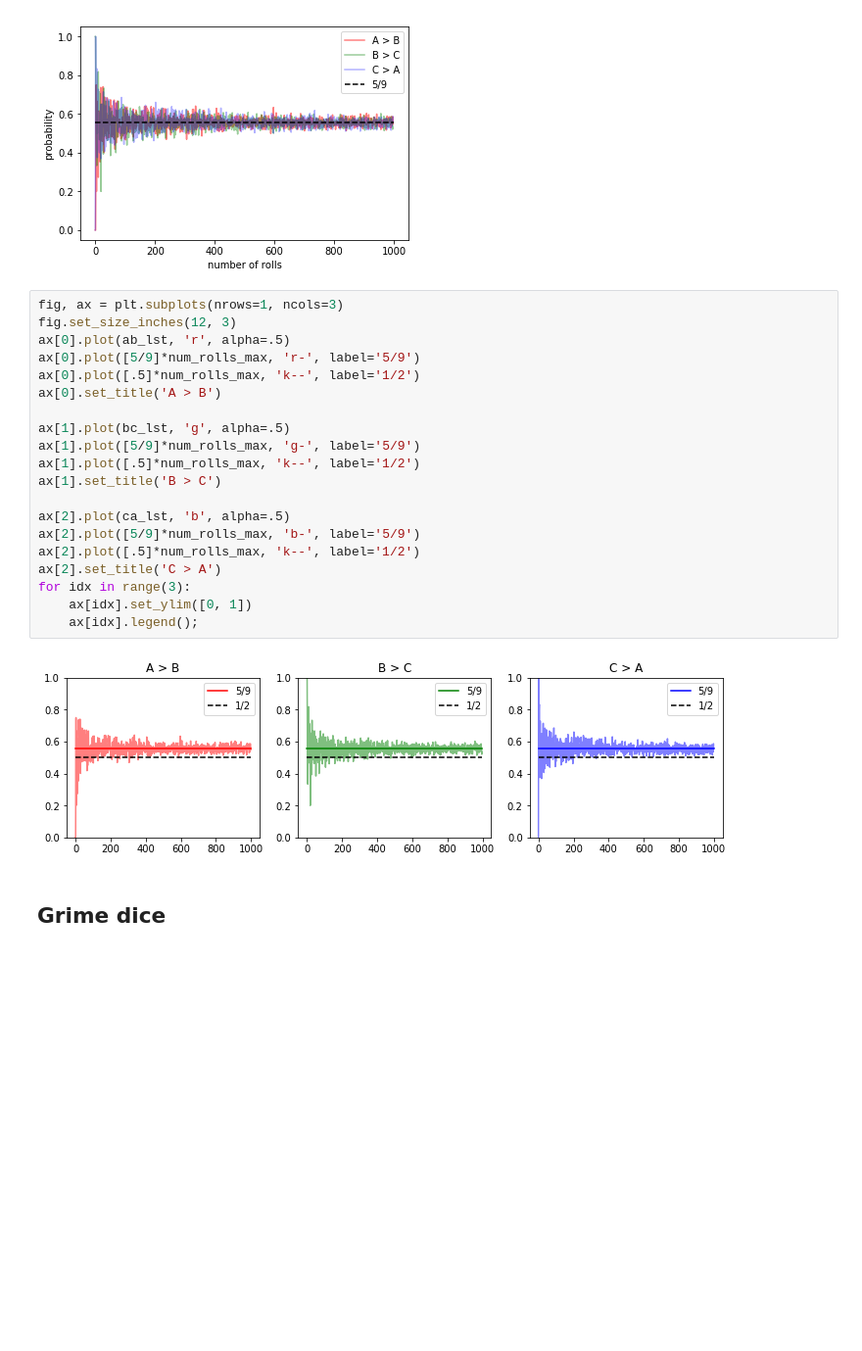
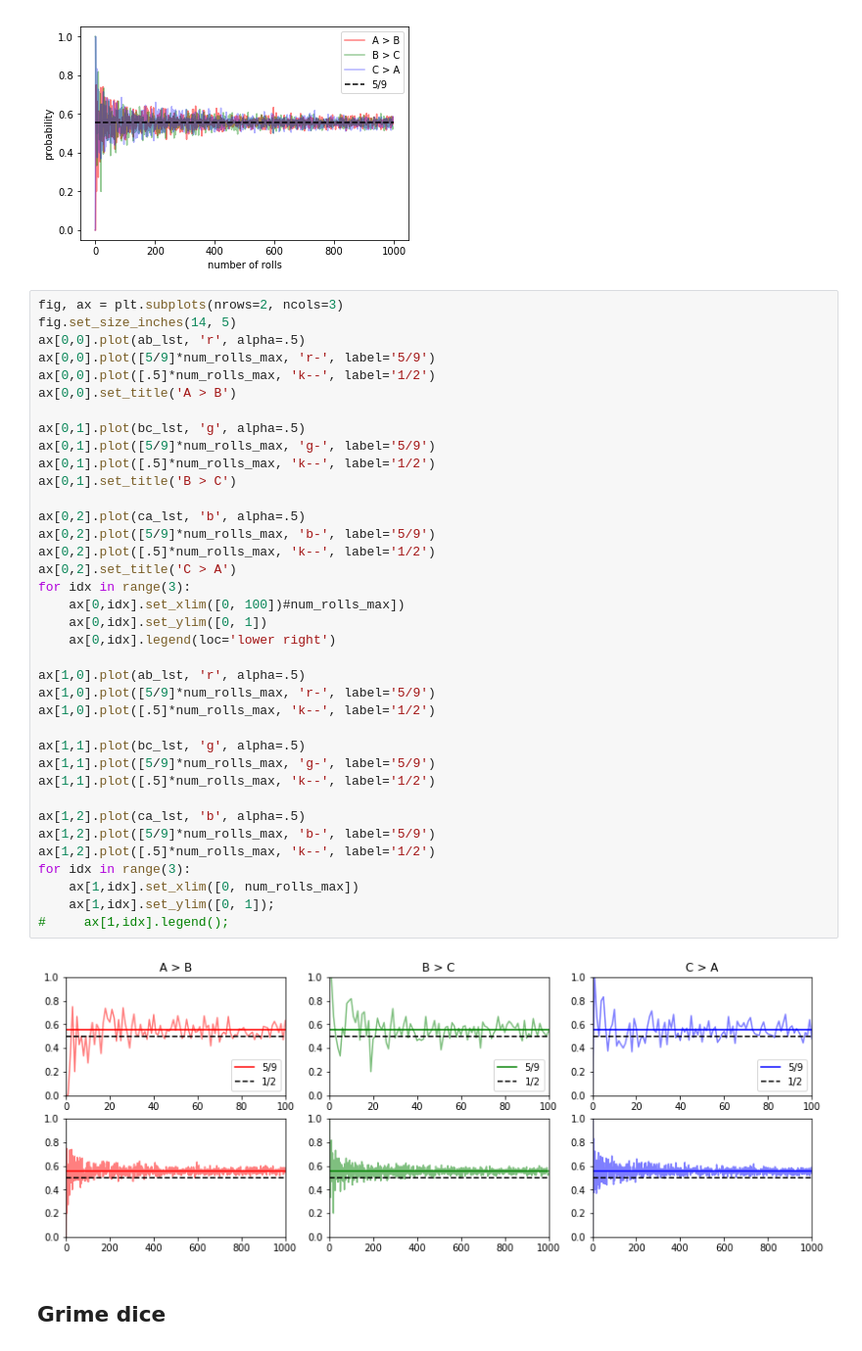
Before and after one commit to jsdiazpo/Nontransitive-Dice, a Jupyter notebook: Nontransitive-dice.ipynb, the cells around one changed output. Shown at 98% size. Drawn from its saved outputs; the diff is of its cells as text; blank space fills up the shorter version.

```diff
--- a/Nontransitive-dice.ipynb
+++ b/Nontransitive-dice.ipynb
@@ -75,27 +75,44 @@ plt.legend();
 # %% [output]
 [figure]
 # %%
-fig, ax = plt.subplots(nrows=1, ncols=3)
-fig.set_size_inches(12, 3)
-ax[0].plot(ab_lst, 'r', alpha=.5)
-ax[0].plot([5/9]*num_rolls_max, 'r-', label='5/9')
-ax[0].plot([.5]*num_rolls_max, 'k--', label='1/2')
-ax[0].set_title('A > B')
+fig, ax = plt.subplots(nrows=2, ncols=3)
+fig.set_size_inches(14, 5)
+ax[0,0].plot(ab_lst, 'r', alpha=.5)
+ax[0,0].plot([5/9]*num_rolls_max, 'r-', label='5/9')
+ax[0,0].plot([.5]*num_rolls_max, 'k--', label='1/2')
+ax[0,0].set_title('A > B')
 
-ax[1].plot(bc_lst, 'g', alpha=.5)
-ax[1].plot([5/9]*num_rolls_max, 'g-', label='5/9')
-ax[1].plot([.5]*num_rolls_max, 'k--', label='1/2')
-ax[1].set_title('B > C')
+ax[0,1].plot(bc_lst, 'g', alpha=.5)
+ax[0,1].plot([5/9]*num_rolls_max, 'g-', label='5/9')
+ax[0,1].plot([.5]*num_rolls_max, 'k--', label='1/2')
+ax[0,1].set_title('B > C')
 
-ax[2].plot(ca_lst, 'b', alpha=.5)
-ax[2].plot([5/9]*num_rolls_max, 'b-', label='5/9')
-ax[2].plot([.5]*num_rolls_max, 'k--', label='1/2')
-ax[2].set_title('C > A')
+ax[0,2].plot(ca_lst, 'b', alpha=.5)
+ax[0,2].plot([5/9]*num_rolls_max, 'b-', label='5/9')
+ax[0,2].plot([.5]*num_rolls_max, 'k--', label='1/2')
+ax[0,2].set_title('C > A')
 for idx in range(3):
-    ax[idx].set_ylim([0, 1])
-    ax[idx].legend();
+    ax[0,idx].set_xlim([0, 100])#num_rolls_max])
+    ax[0,idx].set_ylim([0, 1])
+    ax[0,idx].legend(loc='lower right')
+
+ax[1,0].plot(ab_lst, 'r', alpha=.5)
+ax[1,0].plot([5/9]*num_rolls_max, 'r-', label='5/9')
+ax[1,0].plot([.5]*num_rolls_max, 'k--', label='1/2')
+
+ax[1,1].plot(bc_lst, 'g', alpha=.5)
+ax[1,1].plot([5/9]*num_rolls_max, 'g-', label='5/9')
+ax[1,1].plot([.5]*num_rolls_max, 'k--', label='1/2')
+
+ax[1,2].plot(ca_lst, 'b', alpha=.5)
+ax[1,2].plot([5/9]*num_rolls_max, 'b-', label='5/9')
+ax[1,2].plot([.5]*num_rolls_max, 'k--', label='1/2')
+for idx in range(3):
+    ax[1,idx].set_xlim([0, num_rolls_max])
+    ax[1,idx].set_ylim([0, 1]);
+#     ax[1,idx].legend();
 # %% [output]
-[figure, old version]
+[figure, new version]
 # %% [markdown]
 ## Grime dice
 # %%
```
